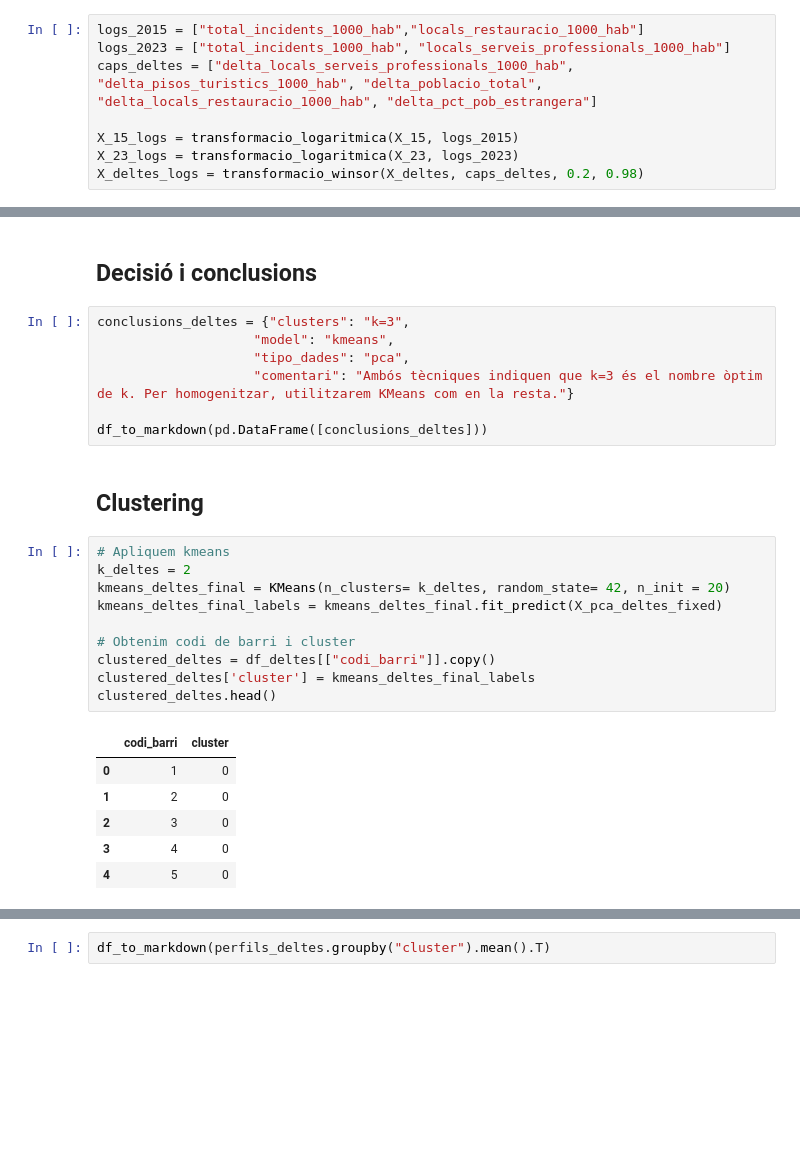
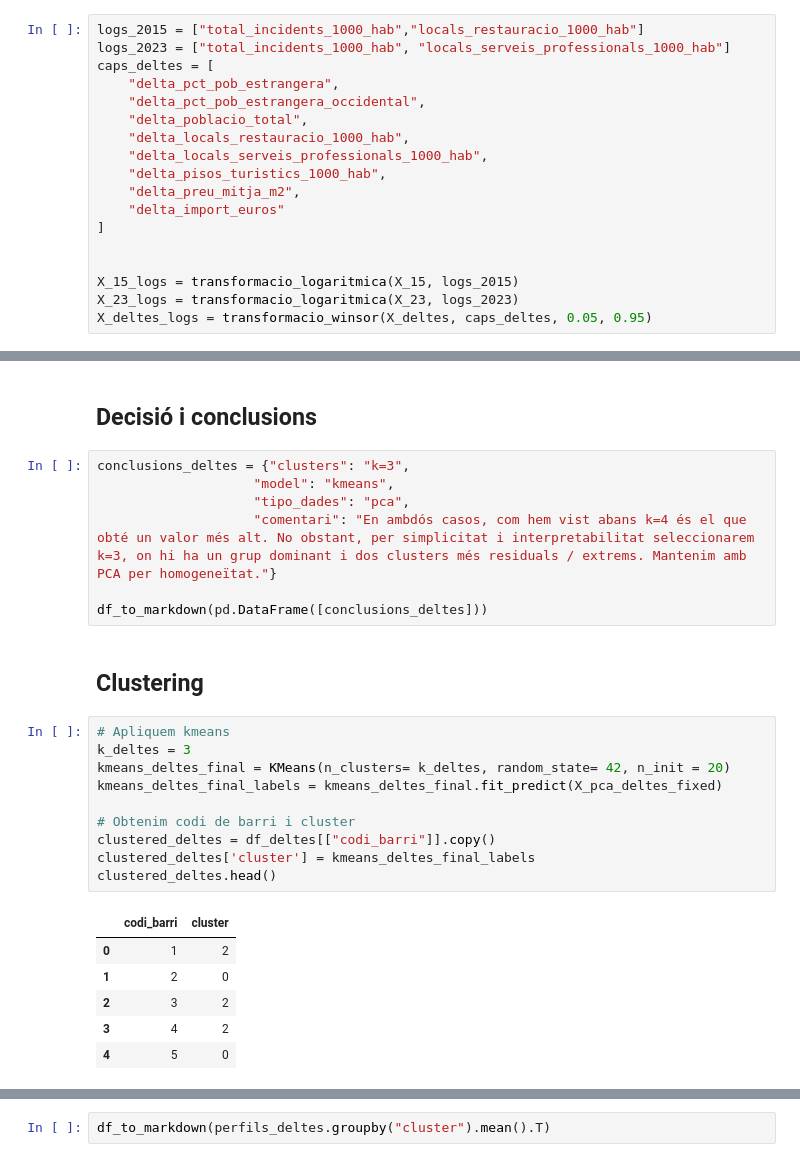
Before and after one commit to joseprau/tfm_gentrificacio_bcn, a Jupyter notebook: notebooks/modelling.ipynb, the cells around one changed output, grey strips where cells are left out. Cells and saved outputs as stored; diff of their text form; blank space fills up the shorter version.

```diff
--- a/notebooks/modelling.ipynb
+++ b/notebooks/modelling.ipynb
@@ -254,11 +254,21 @@ codi_barri_deltes, X_deltes = extreure_codi_barri(df_deltes)
 # %%
 logs_2015 = ["total_incidents_1000_hab","locals_restauracio_1000_hab"]
 logs_2023 = ["total_incidents_1000_hab", "locals_serveis_professionals_1000_hab"]
-caps_deltes = ["delta_locals_serveis_professionals_1000_hab", "delta_pisos_turistics_1000_hab", "delta_poblacio_total", "delta_locals_restauracio_1000_hab", "delta_pct_pob_estrangera"]
+caps_deltes = [
+    "delta_pct_pob_estrangera",
+    "delta_pct_pob_estrangera_occidental",
+    "delta_poblacio_total",
+    "delta_locals_restauracio_1000_hab",
+    "delta_locals_serveis_professionals_1000_hab",
+    "delta_pisos_turistics_1000_hab",
+    "delta_preu_mitja_m2",
+    "delta_import_euros"
+]
+
 
 X_15_logs = transformacio_logaritmica(X_15, logs_2015)
 X_23_logs = transformacio_logaritmica(X_23, logs_2023)
-X_deltes_logs = transformacio_winsor(X_deltes, caps_deltes, 0.2, 0.98)
+X_deltes_logs = transformacio_winsor(X_deltes, caps_deltes, 0.05, 0.95)
 # %%
 # Escalem les dades
 scaler = StandardScaler()
@@ -672,27 +659,27 @@ plot_seleccio_kmeans(resultats_deltes_df, "Deltes", "seleccio_k_deltes.png")
 conclusions_deltes = {"clusters": "k=3",
                     "model": "kmeans",
                     "tipo_dades": "pca",
-                    "comentari": "Ambós tècniques indiquen que k=3 és el nombre òptim de k. Per homogenitzar, utilitzarem KMeans com en la resta."}
+                    "comentari": "En ambdós casos, com hem vist abans k=4 és el que obté un valor més alt. No obstant, per simplicitat i interpretabilitat seleccionarem k=3, on hi ha un grup dominant i dos clusters més residuals / extrems. Mantenim amb PCA per homogeneïtat."}
 
 df_to_markdown(pd.DataFrame([conclusions_deltes]))
 # %% [markdown]
 ## Clustering
 # %%
 # Apliquem kmeans
-k_deltes = 2
+k_deltes = 3
 kmeans_deltes_final = KMeans(n_clusters= k_deltes, random_state= 42, n_init = 20)
 kmeans_deltes_final_labels = kmeans_deltes_final.fit_predict(X_pca_deltes_fixed)
 
 # Obtenim codi de barri i cluster
 clustered_deltes = df_deltes[["codi_barri"]].copy()
 clustered_deltes['cluster'] = kmeans_deltes_final_labels
 clustered_deltes.head()
 # %% [output]
 |  | codi_barri | cluster |
-| 0 | 1 | 0 |
+| 0 | 1 | 2 |
 | 1 | 2 | 0 |
-| 2 | 3 | 0 |
-| 3 | 4 | 0 |
+| 2 | 3 | 2 |
+| 3 | 4 | 2 |
 | 4 | 5 | 0 |
 # %%
 # Obtenim info dels clusters
```
Also changed, not shown: parts of 13 cells of this notebook, 10 other files.
